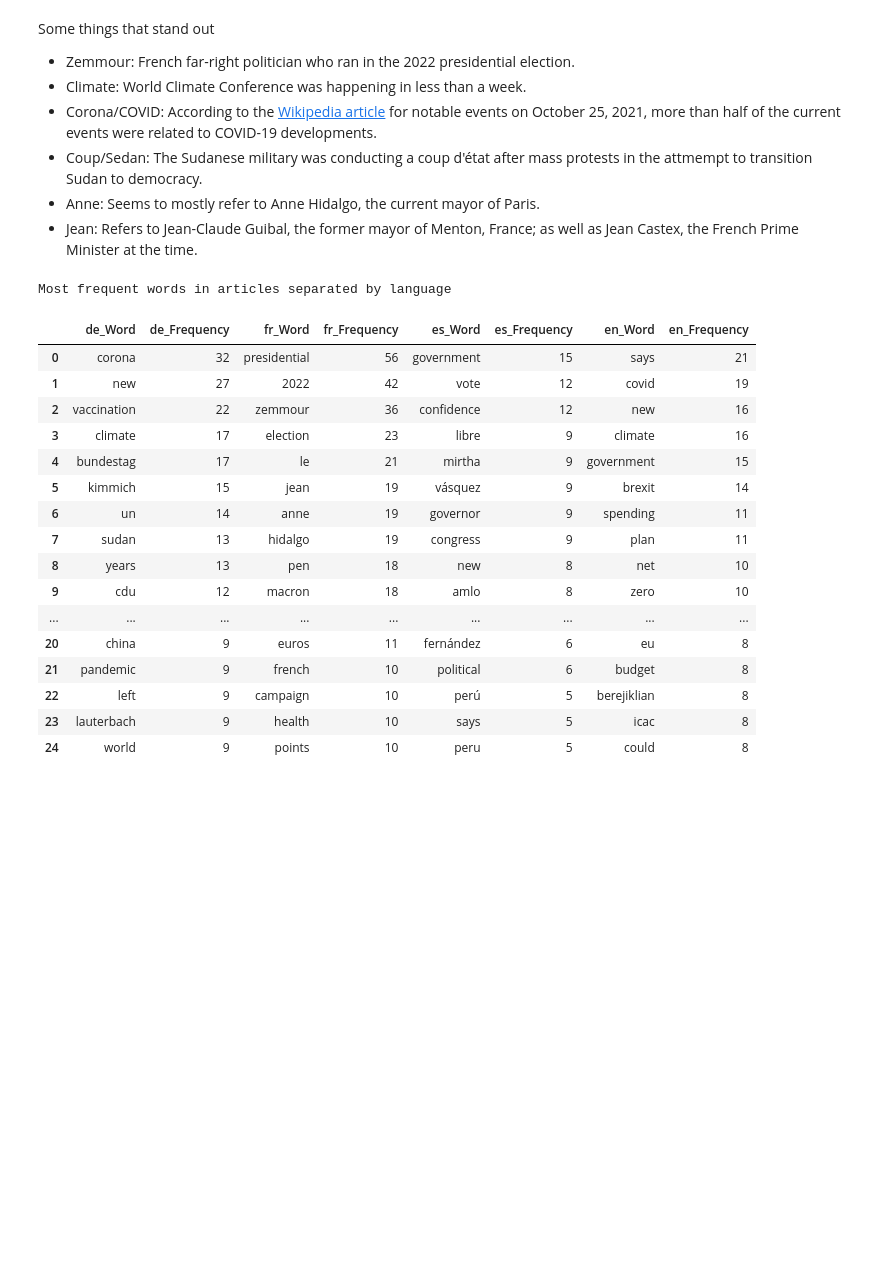
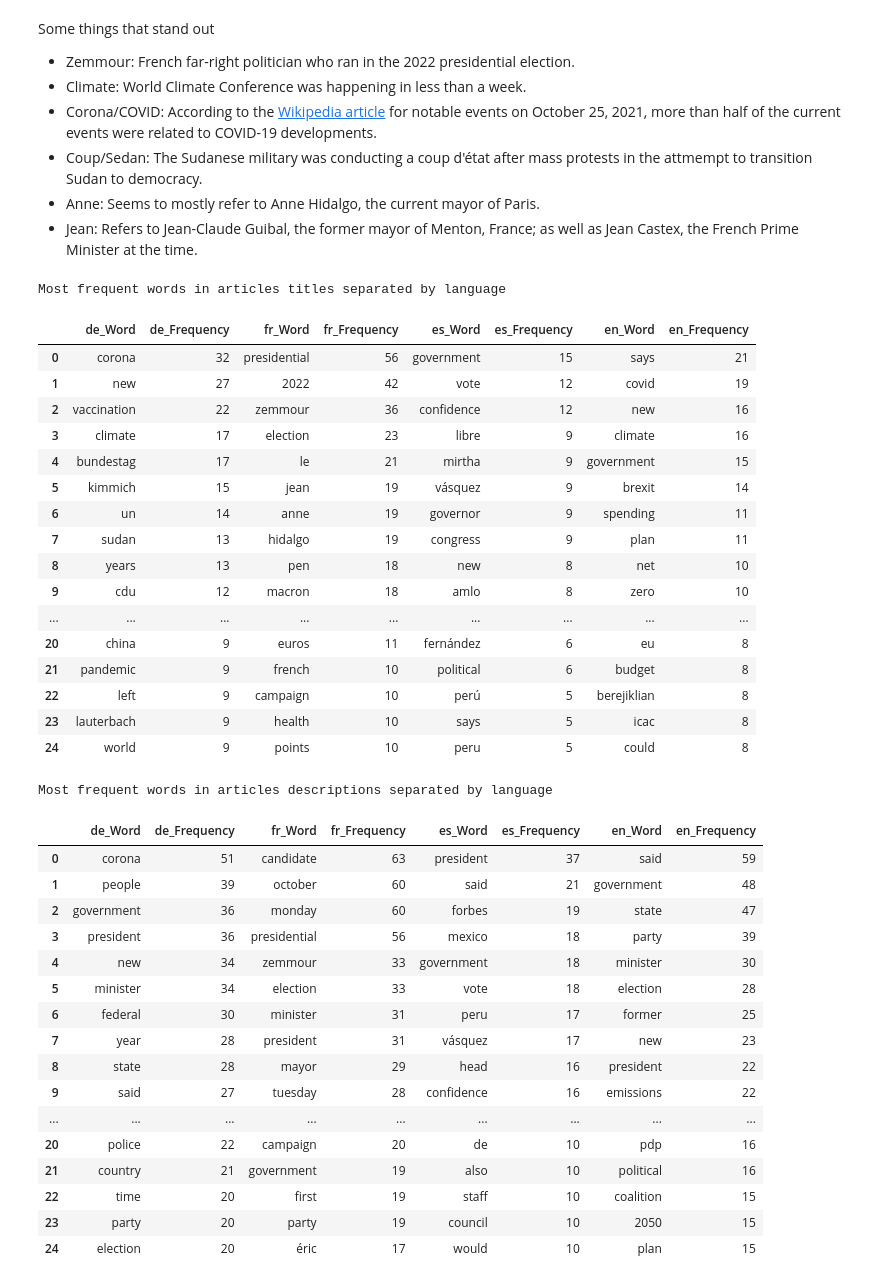
Before and after one commit to sprestrelski/multilingual-sentiment-analysis, a Jupyter notebook: project.ipynb, the cells around one changed output. Drawn from its saved outputs; the diff is of its cells as text; code cells hidden in the pictures; blank space fills up the shorter version.

```diff
--- a/project.ipynb
+++ b/project.ipynb
@@ -292,28 +338,30 @@ Some things that stand out
 - Anne: Seems to mostly refer to Anne Hidalgo, the current mayor of Paris.
 - Jean: Refers to Jean-Claude Guibal, the former mayor of Menton, France; as well as Jean Castex, the French Prime Minister at the time.
 # %%
-# Get unique language values
-unique_languages = sentiment_df['language'].unique()
+def word_frequencies_by_language(df, col_name):
+    # Get unique language values
+    unique_languages = df['language'].unique()
 
-combined_df = pd.DataFrame()
-# Iterate over each language and call the word_frequencies function
-for language in unique_languages:
-    df_language = word_frequencies(sentiment_df[sentiment_df['language'] == language]['en_title'], language=language)
+    combined_df = pd.DataFrame()
+    # Iterate over each language and call the word_frequencies function
+    for language in unique_languages:
+        df_language = word_frequencies(df[df['language'] == language][col_name], language=language)
 
-    # Rename columns to include language prefix
-    df_language.columns = [f'{language}_Word', f'{language}_Frequency']
+        # Rename columns to include language prefix
+        df_language.columns = [f'{language}_Word', f'{language}_Frequency']
 
-    # If the combined DataFrame is empty, directly assign df_language
-    if combined_df.empty:
-        combined_df = df_language
-    else:
-        # Merge df_language with combined_df based on the index
-        combined_df = pd.merge(combined_df, df_language, left_index=True, right_index=True, how='outer')
+        # If the combined DataFrame is empty, directly assign df_language
+        if combined_df.empty:
+            combined_df = df_language
+        else:
+            # Merge df_language with combined_df based on the index
+            combined_df = pd.merge(combined_df, df_language, left_index=True, right_index=True, how='outer')
+    return combined_df
 
-print("Most frequent words in articles separated by language")
-combined_df
+print("Most frequent words in articles titles separated by language")
+word_frequencies_by_language(sentiment_df, 'en_title')
 # %% [output]
-Most frequent words in articles separated by language
+Most frequent words in articles titles separated by language
 |  | de_Word | de_Frequency | fr_Word | fr_Frequency | es_Word | es_Frequency | en_Word | en_Frequency |
 | 0 | corona | 32 | presidential | 56 | government | 15 | says | 21 |
 | 1 | new | 27 | 2022 | 42 | vote | 12 | covid | 19 |
@@ -331,4 +379,26 @@ Most frequent words in articles separated by language
 | 22 | left | 9 | campaign | 10 | perú | 5 | berejiklian | 8 |
 | 23 | lauterbach | 9 | health | 10 | says | 5 | icac | 8 |
 | 24 | world | 9 | points | 10 | peru | 5 | could | 8 |
+# %%
+print("Most frequent words in articles descriptions separated by language")
+word_frequencies_by_language(sentiment_df, 'en_description')
+# %% [output]
+Most frequent words in articles descriptions separated by language
+|  | de_Word | de_Frequency | fr_Word | fr_Frequency | es_Word | es_Frequency | en_Word | en_Frequency |
+| 0 | corona | 51 | candidate | 63 | president | 37 | said | 59 |
+| 1 | people | 39 | october | 60 | said | 21 | government | 48 |
+| 2 | government | 36 | monday | 60 | forbes | 19 | state | 47 |
+| 3 | president | 36 | presidential | 56 | mexico | 18 | party | 39 |
+| 4 | new | 34 | zemmour | 33 | government | 18 | minister | 30 |
+| 5 | minister | 34 | election | 33 | vote | 18 | election | 28 |
+| 6 | federal | 30 | minister | 31 | peru | 17 | former | 25 |
+| 7 | year | 28 | president | 31 | vásquez | 17 | new | 23 |
+| 8 | state | 28 | mayor | 29 | head | 16 | president | 22 |
+| 9 | said | 27 | tuesday | 28 | confidence | 16 | emissions | 22 |
+| ... | ... | ... | ... | ... | ... | ... | ... | ... |
+| 20 | police | 22 | campaign | 20 | de | 10 | pdp | 16 |
+| 21 | country | 21 | government | 19 | also | 10 | political | 16 |
+| 22 | time | 20 | first | 19 | staff | 10 | coalition | 15 |
+| 23 | party | 20 | party | 19 | council | 10 | 2050 | 15 |
+| 24 | election | 20 | éric | 17 | would | 10 | plan | 15 |
 # %% [markdown]
```
Also changed, not shown: parts of 28 cells of this notebook, 1 other file.
